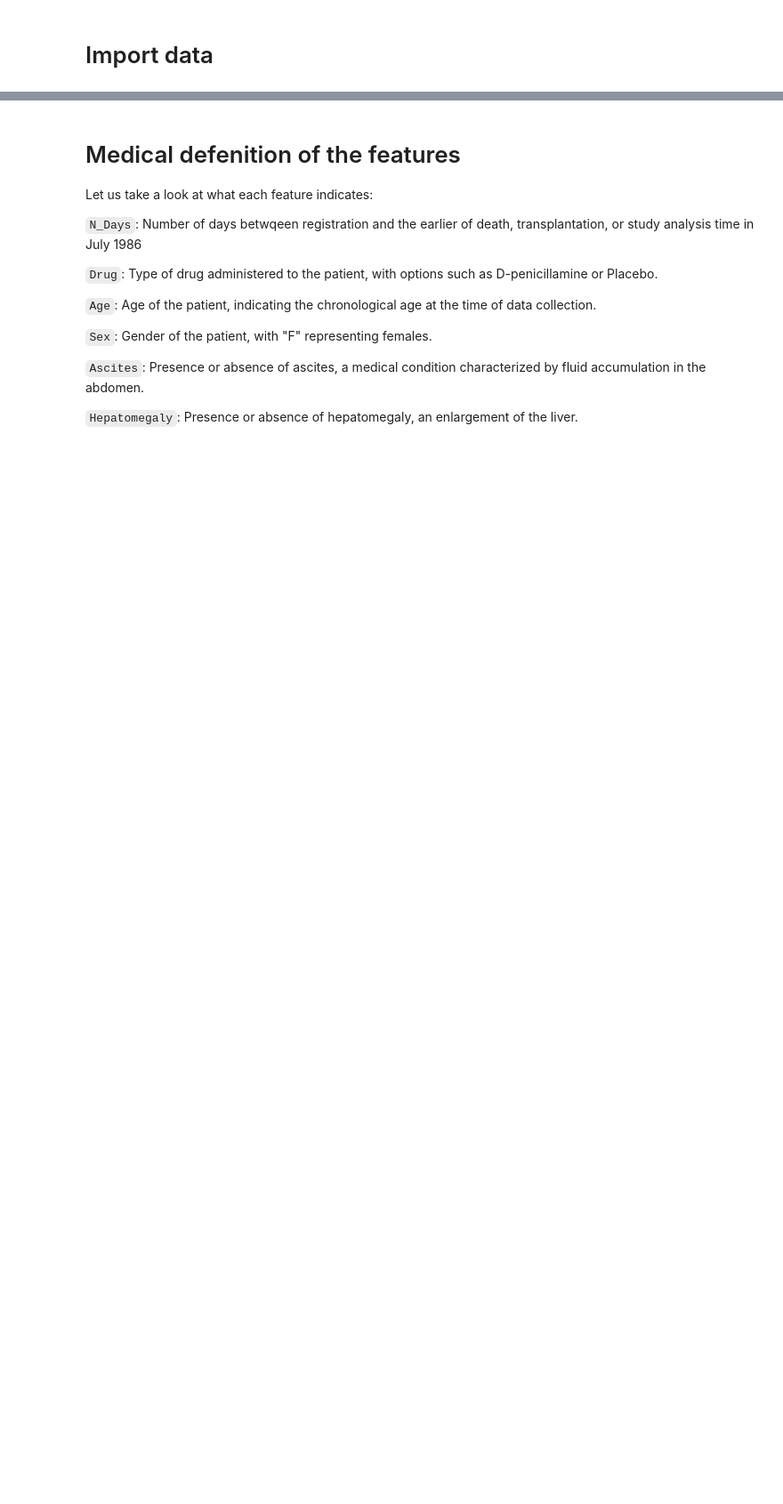
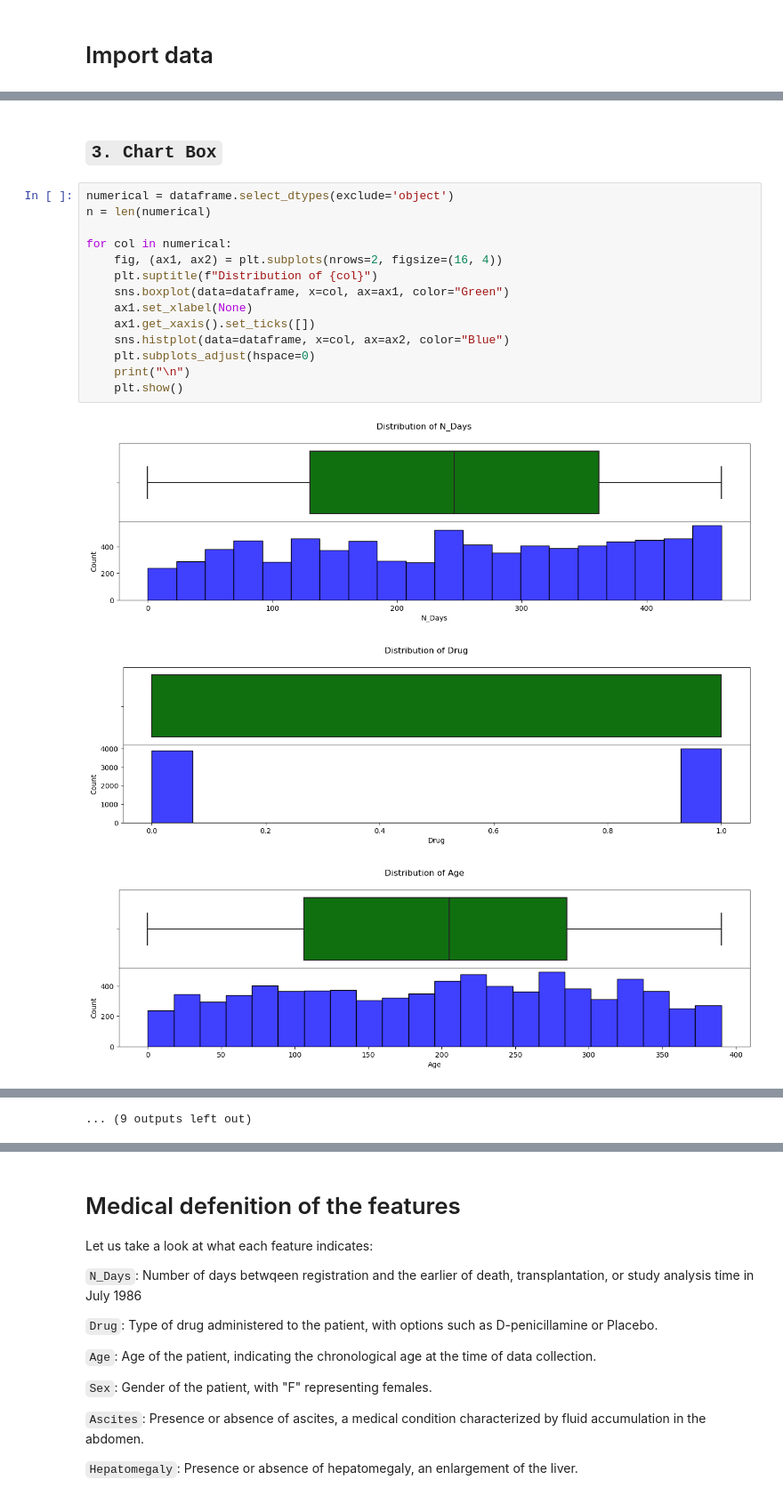
Before and after one commit to accesable/ML_Final, a Jupyter notebook: code/main.ipynb, the cells around one changed output, grey strips where cells are left out. Shown at 89% size. Saved outputs shown, nothing was run; the diff lists cells and outputs as text; blank space fills up the shorter version.

```diff
--- a/code/main.ipynb
+++ b/code/main.ipynb
@@ -105,0 +100,20 @@ memory usage: 741.4+ KB
+# %% [markdown]
+## `3. Chart Box`
+# %%
+numerical = dataframe.select_dtypes(exclude='object')
+n = len(numerical)
+
+for col in numerical:
+    fig, (ax1, ax2) = plt.subplots(nrows=2, figsize=(16, 4))
+    plt.suptitle(f"Distribution of {col}")
+    sns.boxplot(data=dataframe, x=col, ax=ax1, color="Green")
+    ax1.set_xlabel(None)
+    ax1.get_xaxis().set_ticks([])
+    sns.histplot(data=dataframe, x=col, ax=ax2, color="Blue")
+    plt.subplots_adjust(hspace=0)
+    print("\n")
+    plt.show()
+# %% [output]
+[figure, added]
+[figure, added]
+[figure, added]
@@ -106 +129,2 @@ memory usage: 741.4+ KB
+... (9 outputs left out)
 # %% [markdown]
```
Also changed, not shown: parts of 53 cells of this notebook, 3 other files.
